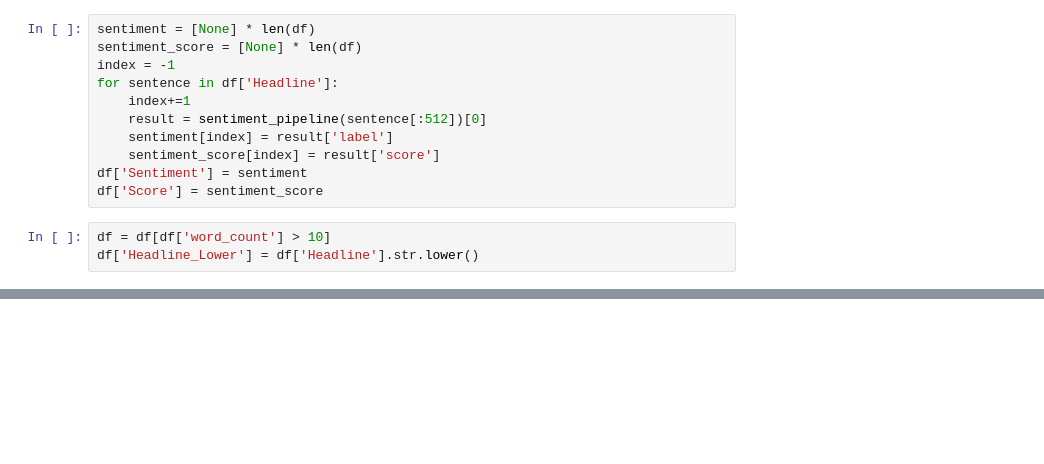
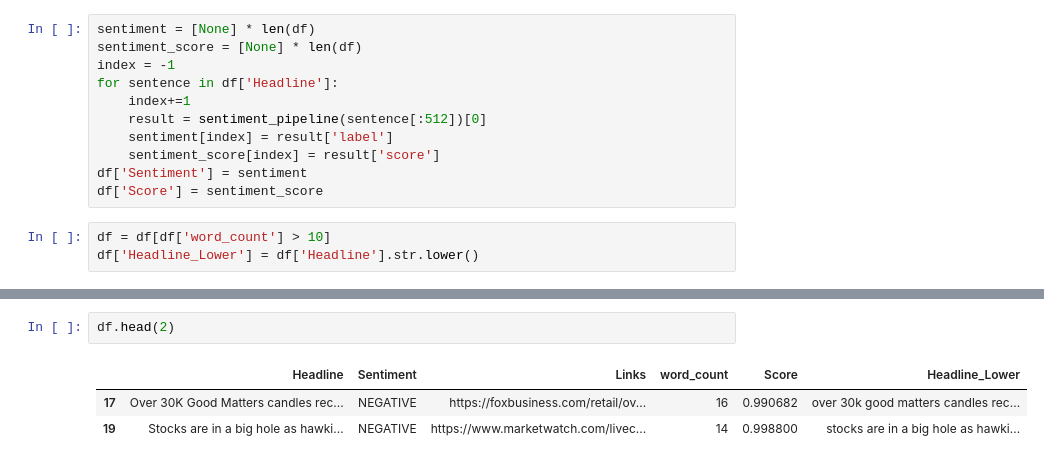
Before and after one commit to woonsupkim/Sentiment_SNP, a Jupyter notebook: yf_news.ipynb, the cells around one changed output, grey strips where cells are left out. Cells and saved outputs as stored; diff of their text form; blank space fills up the shorter version.

```diff
--- a/yf_news.ipynb
+++ b/yf_news.ipynb
@@ -269,0 +250,6 @@ df[df['Score'] > 0.8]
+# %%
+df.head(2)
+# %% [output]
+|  | Headline | Sentiment | Links | word_count | Score | Headline_Lower |
+| 17 | Over 30K Good Matters candles rec... | NEGATIVE | https://foxbusiness.com/retail/ov... | 16 | 0.990682 | over 30k good matters candles rec... |
+| 19 | Stocks are in a big hole as hawki... | NEGATIVE | https://www.marketwatch.com/livec... | 14 | 0.998800 | stocks are in a big hole as hawki... |
```
Also changed, not shown: parts of 2 cells of this notebook.
